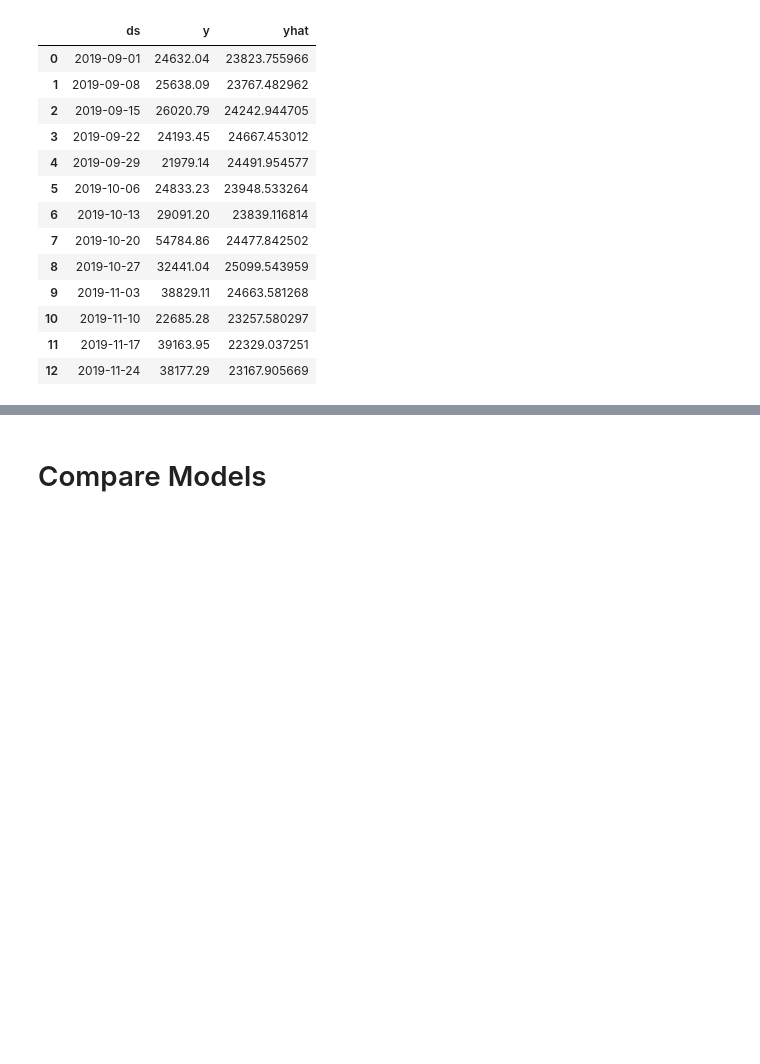
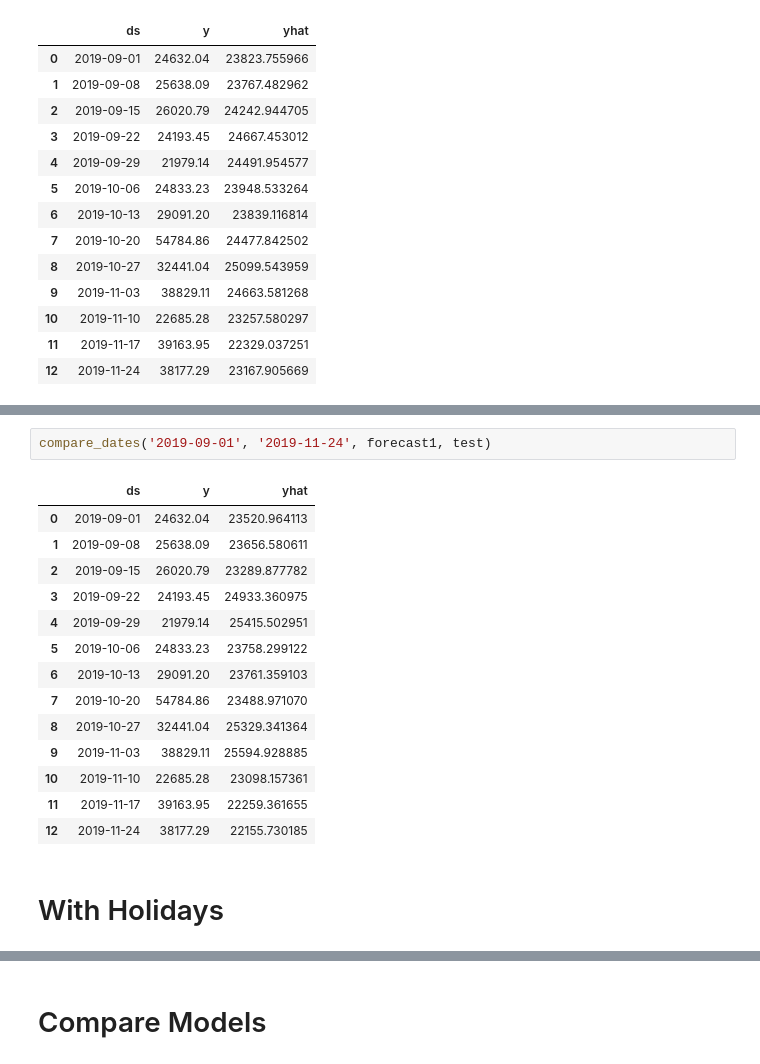
Before and after one commit to BlueOrangeDigital/TimeSeries, a Jupyter notebook: Prophet/By_Week.ipynb, the cells around one changed output, grey strips where cells are left out. Drawn from its saved outputs; the diff is of its cells as text; blank space fills up the shorter version.

```diff
--- a/Prophet/By_Week.ipynb
+++ b/Prophet/By_Week.ipynb
@@ -151,0 +189,19 @@ compare_dates('2019-09-01', '2019-11-24', forecast, test)
+# %%
+compare_dates('2019-09-01', '2019-11-24', forecast1, test)
+# %% [output]
+|  | ds | y | yhat |
+| 0 | 2019-09-01 | 24632.04 | 23520.964113 |
+| 1 | 2019-09-08 | 25638.09 | 23656.580611 |
+| 2 | 2019-09-15 | 26020.79 | 23289.877782 |
+| 3 | 2019-09-22 | 24193.45 | 24933.360975 |
+| 4 | 2019-09-29 | 21979.14 | 25415.502951 |
+| 5 | 2019-10-06 | 24833.23 | 23758.299122 |
+| 6 | 2019-10-13 | 29091.20 | 23761.359103 |
+| 7 | 2019-10-20 | 54784.86 | 23488.971070 |
+| 8 | 2019-10-27 | 32441.04 | 25329.341364 |
+| 9 | 2019-11-03 | 38829.11 | 25594.928885 |
+| 10 | 2019-11-10 | 22685.28 | 23098.157361 |
+| 11 | 2019-11-17 | 39163.95 | 22259.361655 |
+| 12 | 2019-11-24 | 38177.29 | 22155.730185 |
+# %% [markdown]
+# With Holidays
```
Also changed, not shown: parts of 13 cells of this notebook.
